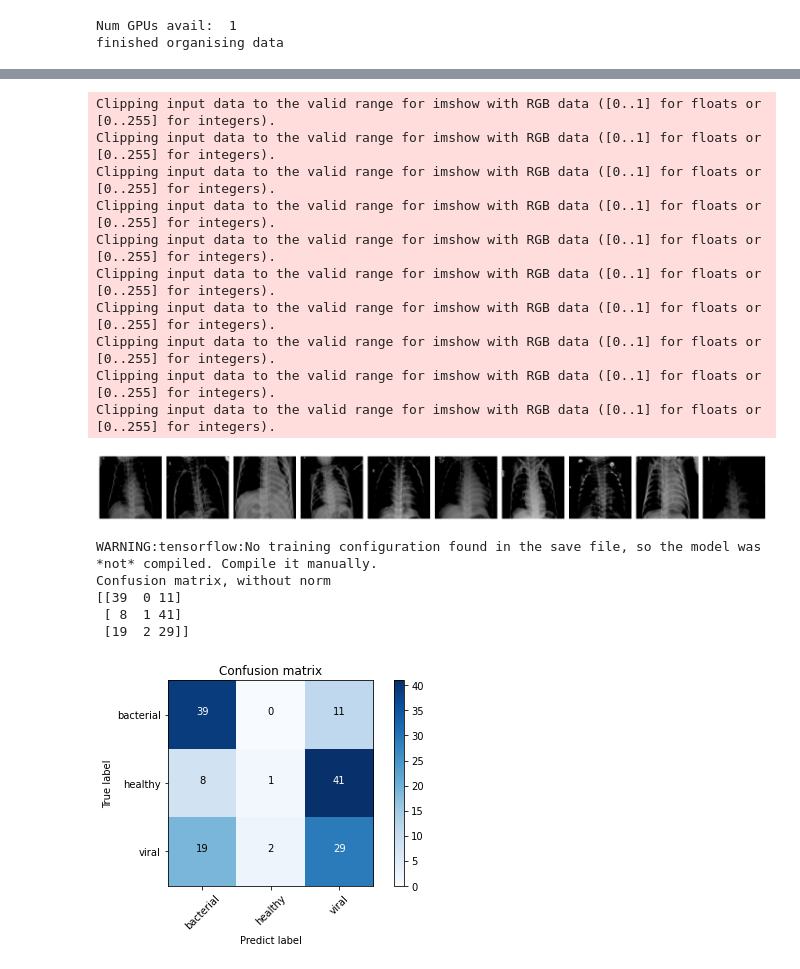
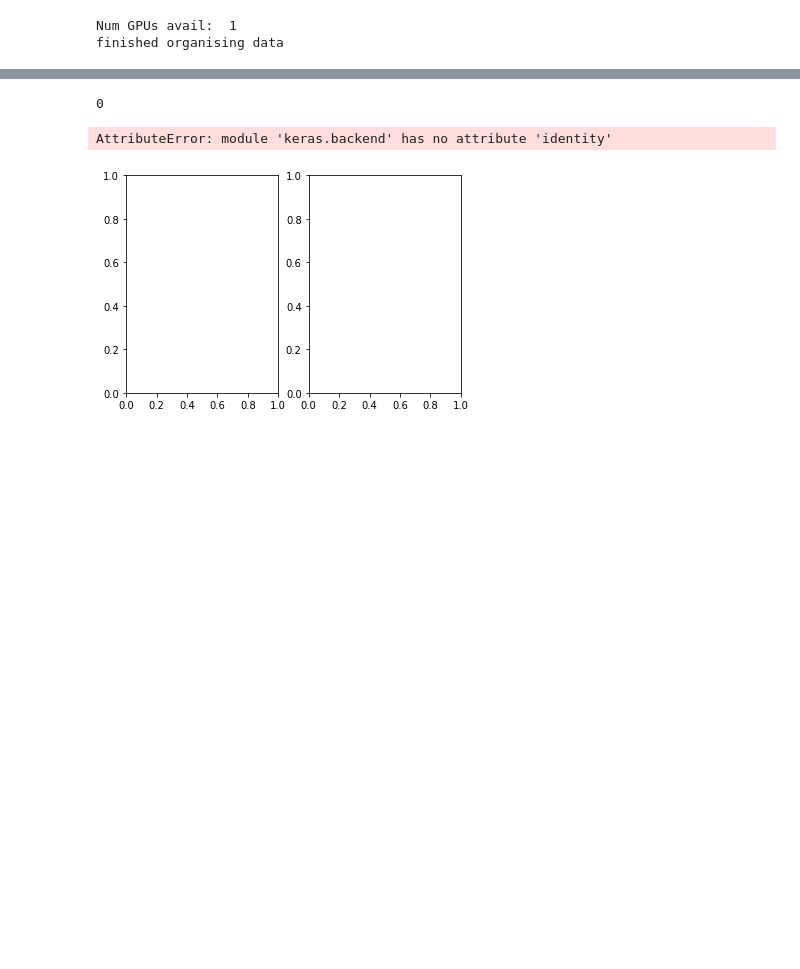
Before and after one commit to BuyMeAnIcecream/tensorflow-scripting, a Jupyter notebook: pneumonia_detector.ipynb, the cells around one changed output, grey strips where cells are left out. Cells and saved outputs as stored; diff of their text form; code cells hidden in the pictures; blank space fills up the shorter version.

Commit message:
removed logs. WIP saliency

```diff
--- a/pneumonia_detector.ipynb
+++ b/pneumonia_detector.ipynb
@@ -256,0 +217,15 @@ Epoch 10/10
+# %%
+#PREDICTING
+test_imgs, test_labels = next(test_batches)
+plotImages(test_imgs)
+predictions = model.predict(x=test_batches, verbose = 0)
+test_batches.classes
+cm = confusion_matrix(y_true = test_batches.classes, y_pred = np.argmax(predictions, axis = -1))
+test_batches.class_indices
+cm_plot_labels = ['bacterial', 'healthy', 'viral']
+
+#SALIENCY MAP
+model.add(Dense(3, activation='softmax', name='visualize_layer'))
+layer_idx = utils.find_layer_idx(model, 'visualize_layer')
+model.layers[layer_idx].activation = activations.linear
+model =  utils.apply_modifications(model)
@@ -257,18 +245,23 @@ Epoch 10/10
 # %%
-#PREDICTING
-test_imgs, test_labels = next(test_batches)
-plotImages(test_imgs)
-predictions = model.predict(x=test_batches, verbose = 0)
-test_batches.classes
-cm = confusion_matrix(y_true = test_batches.classes, y_pred = np.argmax(predictions, axis = -1))
-test_batches.class_indices
-cm_plot_labels = ['bacterial', 'healthy', 'viral']
+indices_to_visualize = [0, 5, 10, 20]
 
-#SALIENCY MAP
-layer_idx = utils.find_layer_idx(model, 'fc2')
-model.layers[layer_idx].activation = activations.linear
-model = utils.apply_modifications(model)
-#TODO investigate ACTIVATIONS of KERAS
+# Visualize
+for index_to_visualize in indices_to_visualize:
+  # Get input
+    input_image = test_imgs[index_to_visualize]
+    input_class = test_labels[index_to_visualize]
+
+  # Matplotlib preparations
+    fig, axes = plt.subplots(1, 2)
+  # Generate visualization
+    visualization = visualize_saliency(model, layer_idx, filter_indices = input_class, seed_input=input_image)
+    axes[0].imshow(input_image[..., 0])
+    axes[0].set_title('Original image')
+    axes[1].imshow(visualization)
+    axes[1].set_title('Saliency map')
+    fig.suptitle(f'MNIST target = {input_class}')
+    plt.show()
+
 
 def plot_confusion_matrix(cm, classes,
                           normalize = False,
@@ -279,51 +272,37 @@ def plot_confusion_matrix(cm, classes,
     Normalization can be applied by setting 'normalize  = True'.
     """
 
     plt.imshow(cm, interpolation = 'nearest', cmap = cmap)
     plt.title(title)
     plt.colorbar()
     tick_marks = np.arange(len(classes))
     plt.xticks(tick_marks, classes, rotation = 45)
     plt.yticks(tick_marks, classes)
 
     if normalize:
         cm = cm.astype('float') / cm.sum(axis = 1)[:, np.newaxis]
         print("Normalized confusion matrix")
     else:
         print("Confusion matrix, without norm")
 
     print(cm)
 
     thresh = cm.max() / 2.
     for i,j in itertools.product(range(cm.shape[0]), range(cm.shape[1])):
         plt.text(j, i, cm[i,j],
             horizontalalignment = "center",
             color = "white" if cm[i,j] > thresh else "black")
 
 
     plt.tight_layout()
     plt.ylabel('True label')
     plt.xlabel('Predict label')
 
-plot_confusion_matrix(cm = cm, classes = cm_plot_labels, title = 'Confusion matrix')
+#plot_confusion_matrix(cm = cm, classes = cm_plot_labels, title = 'Confusion matrix')
 # %% [output]
-Clipping input data to the valid range for imshow with RGB data ([0..1] for floats or [0..255] for integers).
-Clipping input data to the valid range for imshow with RGB data ([0..1] for floats or [0..255] for integers).
-Clipping input data to the valid range for imshow with RGB data ([0..1] for floats or [0..255] for integers).
-Clipping input data to the valid range for imshow with RGB data ([0..1] for floats or [0..255] for integers).
-Clipping input data to the valid range for imshow with RGB data ([0..1] for floats or [0..255] for integers).
-Clipping input data to the valid range for imshow with RGB data ([0..1] for floats or [0..255] for integers).
-Clipping input data to the valid range for imshow with RGB data ([0..1] for floats or [0..255] for integers).
-Clipping input data to the valid range for imshow with RGB data ([0..1] for floats or [0..255] for integers).
-Clipping input data to the valid range for imshow with RGB data ([0..1] for floats or [0..255] for integers).
-Clipping input data to the valid range for imshow with RGB data ([0..1] for floats or [0..255] for integers).
+0
+AttributeError: module 'keras.backend' has no attribute 'identity'
-[figure, old version]
+[figure, new version]
-WARNING:tensorflow:No training configuration found in the save file, so the model was *not* compiled. Compile it manually.
-Confusion matrix, without norm
-[[39  0 11]
- [ 8  1 41]
- [19  2 29]]
-[figure, removed]
 # %%
 #for layer in vgg16_model.layers[:-1]:
 #    print(layer)
```
Also changed, not shown: parts of 6 cells of this notebook.
